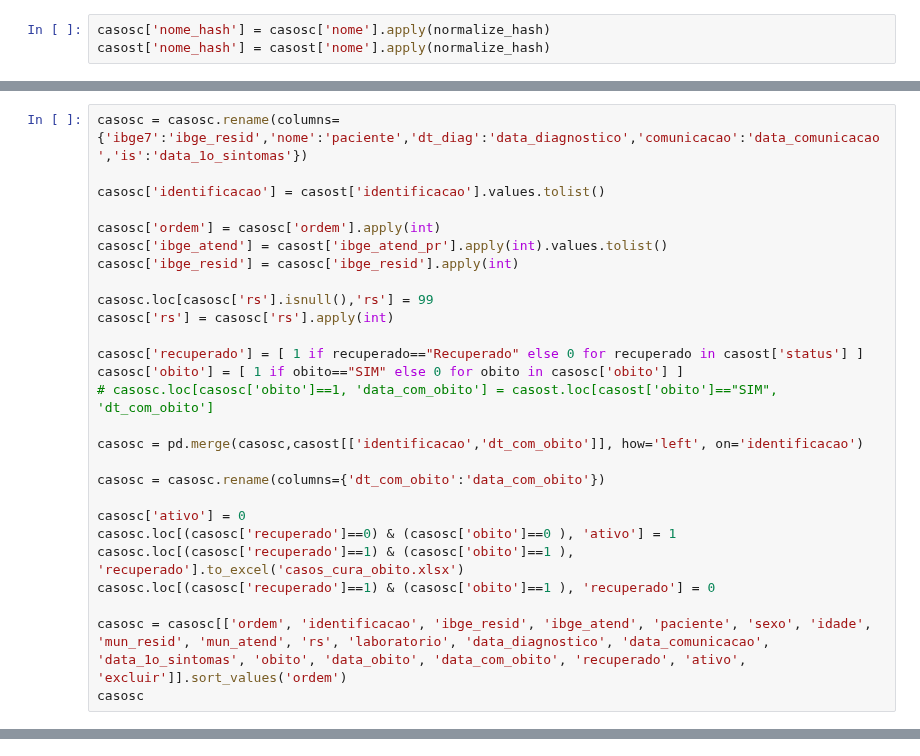
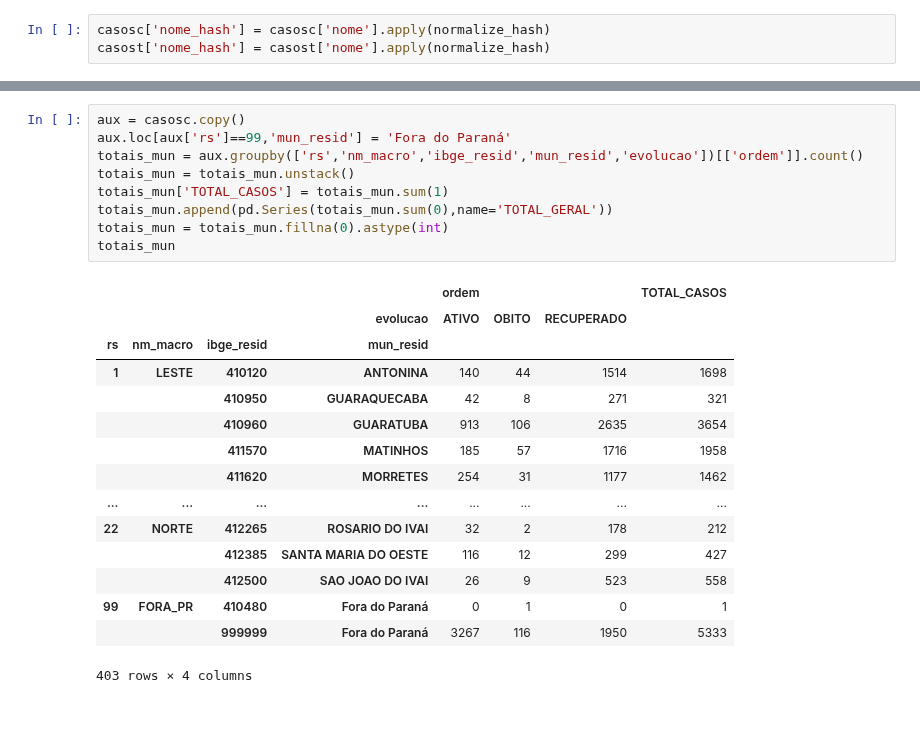
Before and after one commit to vinnylg/covid19datascience, a Jupyter notebook: tb_pacientes_correcoes.ipynb, the cells around one changed output, grey strips where cells are left out. Drawn from its saved outputs; the diff is of its cells as text; blank space fills up the shorter version.

```diff
--- a/tb_pacientes_correcoes.ipynb
+++ b/tb_pacientes_correcoes.ipynb
@@ -137,27 +142,0 @@ KeyError: 'nome_hash'
-# %%
-casosc = casosc.rename(columns={'ibge7':'ibge_resid','nome':'paciente','dt_diag':'data_diagnostico','comunicacao':'data_comunicacao','is':'data_1o_sintomas'})
-
-casosc['identificacao'] = casost['identificacao'].values.tolist()
-
-casosc['ordem'] = casosc['ordem'].apply(int)
-casosc['ibge_atend'] = casost['ibge_atend_pr'].apply(int).values.tolist()
-casosc['ibge_resid'] = casosc['ibge_resid'].apply(int)
-
-casosc.loc[casosc['rs'].isnull(),'rs'] = 99
-casosc['rs'] = casosc['rs'].apply(int)
-
-casosc['recuperado'] = [ 1 if recuperado=="Recuperado" else 0 for recuperado in casost['status'] ]
-casosc['obito'] = [ 1 if obito=="SIM" else 0 for obito in casosc['obito'] ]
-# casosc.loc[casosc['obito']==1, 'data_com_obito'] = casost.loc[casost['obito']=="SIM", 'dt_com_obito']
-
-casosc = pd.merge(casosc,casost[['identificacao','dt_com_obito']], how='left', on='identificacao')
-
-casosc = casosc.rename(columns={'dt_com_obito':'data_com_obito'})
-
-casosc['ativo'] = 0
-casosc.loc[(casosc['recuperado']==0) & (casosc['obito']==0 ), 'ativo'] = 1
-casosc.loc[(casosc['recuperado']==1) & (casosc['obito']==1 ), 'recuperado'].to_excel('casos_cura_obito.xlsx')
-casosc.loc[(casosc['recuperado']==1) & (casosc['obito']==1 ), 'recuperado'] = 0
-
-casosc = casosc[['ordem', 'identificacao', 'ibge_resid', 'ibge_atend', 'paciente', 'sexo', 'idade', 'mun_resid', 'mun_atend', 'rs', 'laboratorio', 'data_diagnostico', 'data_comunicacao', 'data_1o_sintomas', 'obito', 'data_obito', 'data_com_obito', 'recuperado', 'ativo', 'excluir']].sort_values('ordem')
-casosc
@@ -177,0 +286,25 @@ casosc
+# %%
+aux = casosc.copy()
+aux.loc[aux['rs']==99,'mun_resid'] = 'Fora do Paraná'
+totais_mun = aux.groupby(['rs','nm_macro','ibge_resid','mun_resid','evolucao'])[['ordem']].count()
+totais_mun = totais_mun.unstack()
+totais_mun['TOTAL_CASOS'] = totais_mun.sum(1)
+totais_mun.append(pd.Series(totais_mun.sum(0),name='TOTAL_GERAL'))
+totais_mun = totais_mun.fillna(0).astype(int)
+totais_mun
+# %% [output]
+|  |  |  |  | ordem |  |  | TOTAL_CASOS |
+|  |  |  | evolucao | ATIVO | OBITO | RECUPERADO |  |
+| rs | nm_macro | ibge_resid | mun_resid |  |  |  |  |
+| 1 | LESTE | 410120 | ANTONINA | 140 | 44 | 1514 | 1698 |
+|  |  | 410950 | GUARAQUECABA | 42 | 8 | 271 | 321 |
+|  |  | 410960 | GUARATUBA | 913 | 106 | 2635 | 3654 |
+|  |  | 411570 | MATINHOS | 185 | 57 | 1716 | 1958 |
+|  |  | 411620 | MORRETES | 254 | 31 | 1177 | 1462 |
+| ... | ... | ... | ... | ... | ... | ... | ... |
+| 22 | NORTE | 412265 | ROSARIO DO IVAI | 32 | 2 | 178 | 212 |
+|  |  | 412385 | SANTA MARIA DO OESTE | 116 | 12 | 299 | 427 |
+|  |  | 412500 | SAO JOAO DO IVAI | 26 | 9 | 523 | 558 |
+| 99 | FORA_PR | 410480 | Fora do Paraná | 0 | 1 | 0 | 1 |
+|  |  | 999999 | Fora do Paraná | 3267 | 116 | 1950 | 5333 |
+403 rows × 4 columns
```
Also changed, not shown: parts of 22 cells of this notebook, 3 other files.
